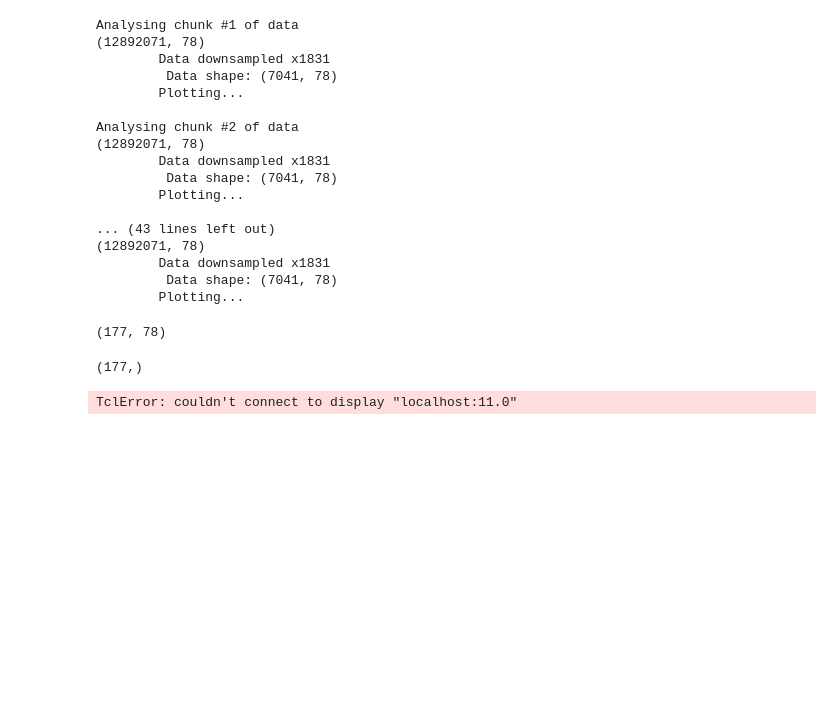
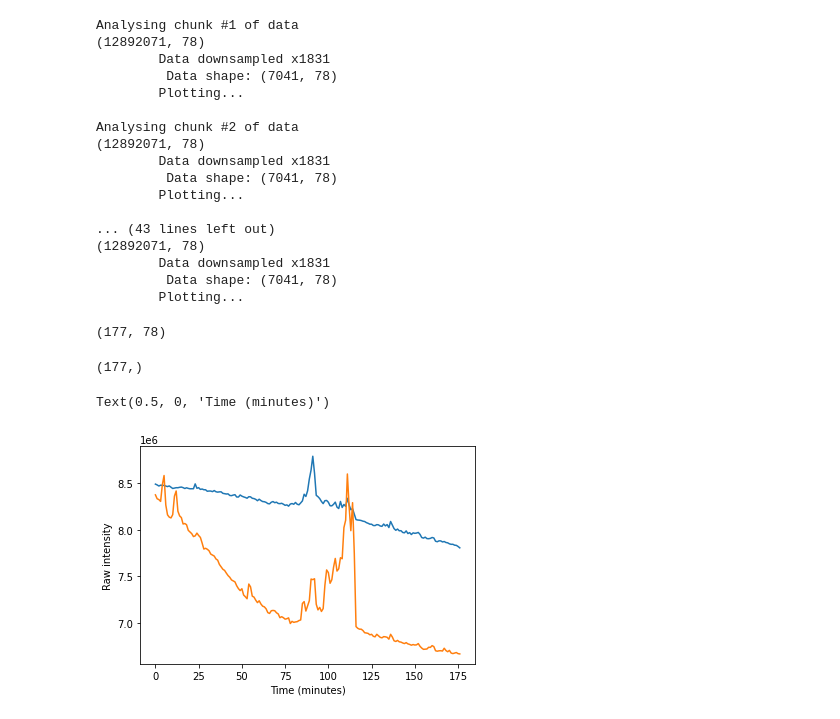
Before and after one commit to ofionnad/ilofar-data, a Jupyter notebook: 20201215_uranus/notebooks/bg_smooth_removal_offbeam.ipynb, the cells around one changed output. Drawn from its saved outputs; the diff is of its cells as text; code cells hidden in the pictures; blank space fills up the shorter version.

```diff
--- a/20201215_uranus/notebooks/bg_smooth_removal_offbeam.ipynb
+++ b/20201215_uranus/notebooks/bg_smooth_removal_offbeam.ipynb
@@ -199,12 +210,21 @@ pad = np.ceil(float(bg.shape[0])/dec)*dec - bg.shape[0]
 pad_arr = np.zeros((int(pad), bg.shape[1]))*np.NaN
 bg_padded = np.append(bg, pad_arr).reshape(-1, bg.shape[1])
 dec_data = np.nanmean(bg_padded.T.reshape(bg.shape[1], -1, dec), axis=2).T
+# %%
+bg = offraw.data
+dec = 732421 #1 minute resolution
+pad = np.ceil(float(bg.shape[0])/dec)*dec - bg.shape[0]
+pad_arr = np.zeros((int(pad), bg.shape[1]))*np.NaN
+bg_padded = np.append(bg, pad_arr).reshape(-1, bg.shape[1])
+dec_offdata = np.nanmean(bg_padded.T.reshape(bg.shape[1], -1, dec), axis=2).T
 # %%
 dec_data.shape
 # %% [output]
 (177, 78)
 # %%
 int_data = np.trapz(dec_data, axis=-1)
+# %%
+int_offdata = np.trapz(dec_offdata, axis=-1)
 # %%
 int_data.shape
 # %% [output]
@@ -214,4 +234,8 @@ int_data.shape
-# %%
-plt.plot(int_data)
-# %% [output]
-TclError: couldn't connect to display "localhost:11.0"
+# %%
+plt.plot(int_data)
+plt.plot(int_offdata)
+plt.ylabel('Raw intensity')
+plt.xlabel("Time (minutes)")
+# %% [output]
+Text(0.5, 0, 'Time (minutes)')
+[figure, added]
```
Also changed, not shown: parts of 5 cells of this notebook, 1 other file.
